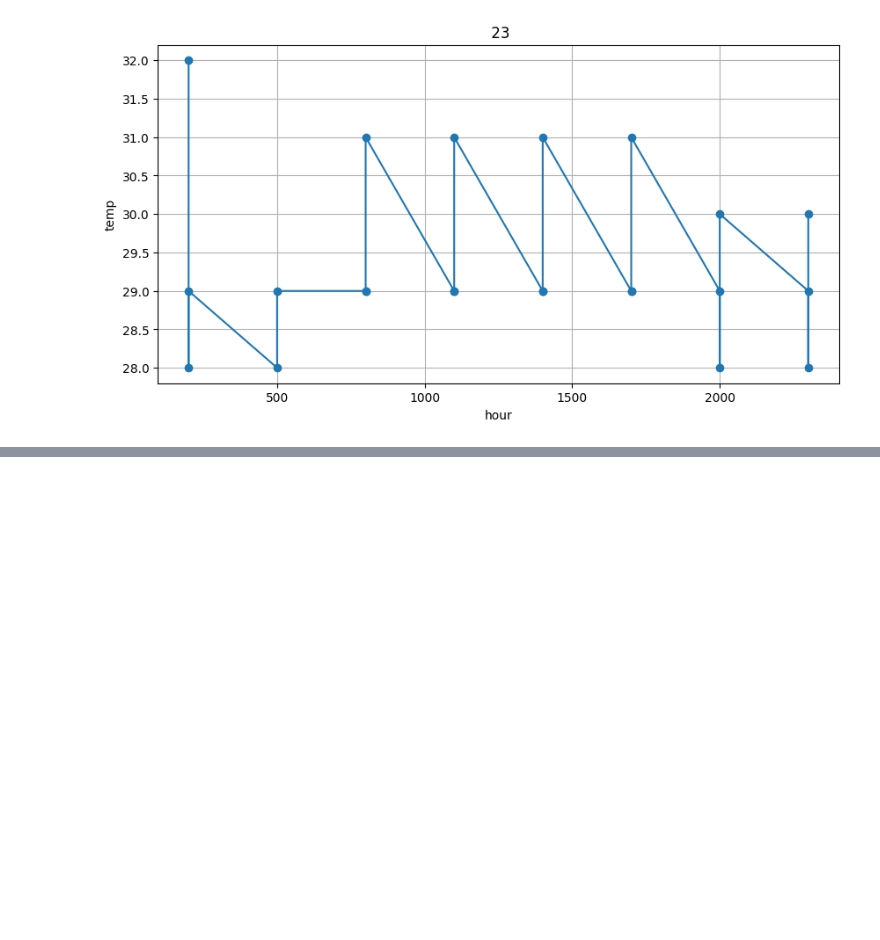
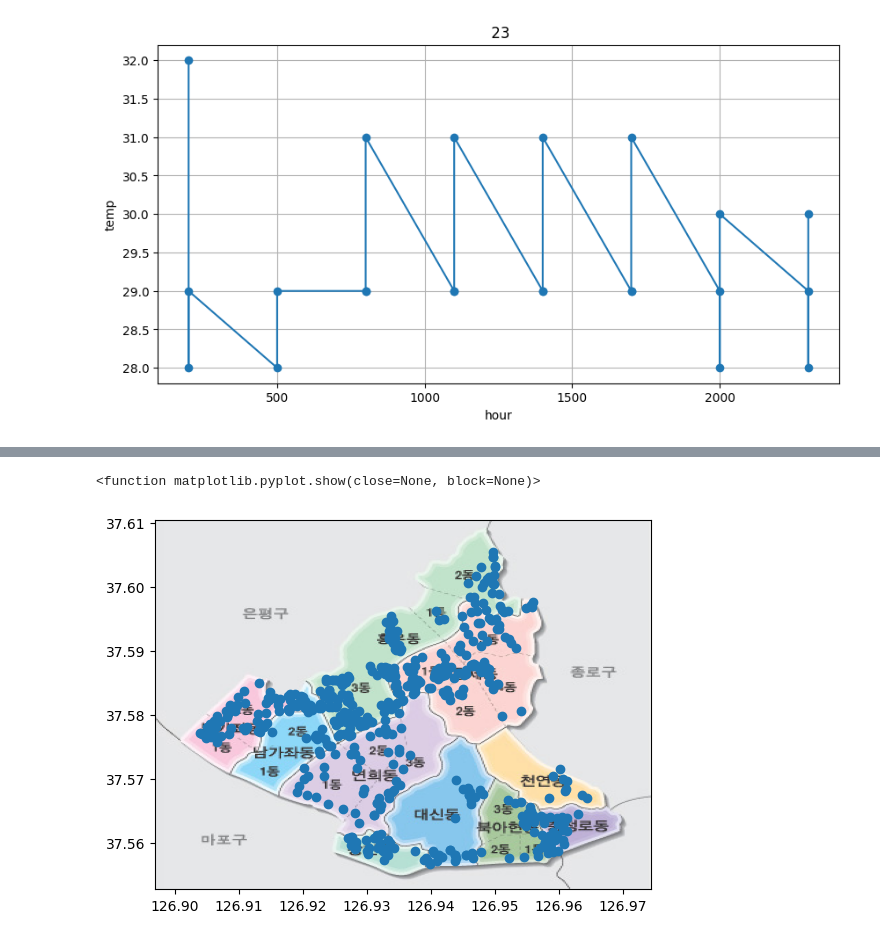
Before and after one commit to ga111o/sowon-kwhighschool-python, a Jupyter notebook: lecture/src/0625-2.ipynb, the cells around one changed output, grey strips where cells are left out. Saved outputs shown, nothing was run; the diff lists cells and outputs as text; code cells hidden in the pictures; blank space fills up the shorter version.

```diff
--- a/lecture/src/0625-2.ipynb
+++ b/lecture/src/0625-2.ipynb
@@ -90,0 +136,14 @@ for day, group in grouped:
+# %%
+import matplotlib.image as mpimg
+
+img = mpimg.imread('map.jpg')
+extent = [df['경도'].min()-0.007, df['경도'].max()+0.01, df['위도'].min()-0.004, df['위도'].max()+0.005]
+fig, ax = plt.subplots()
+ax.imshow(img, extent=extent, aspect='auto')
+
+plt.scatter(df['경도'],df['위도'])
+
+plt.show
+# %% [output]
+<function matplotlib.pyplot.show(close=None, block=None)>
+[figure, added]
```
Also changed, not shown: parts of 10 cells of this notebook, 13 other files.
